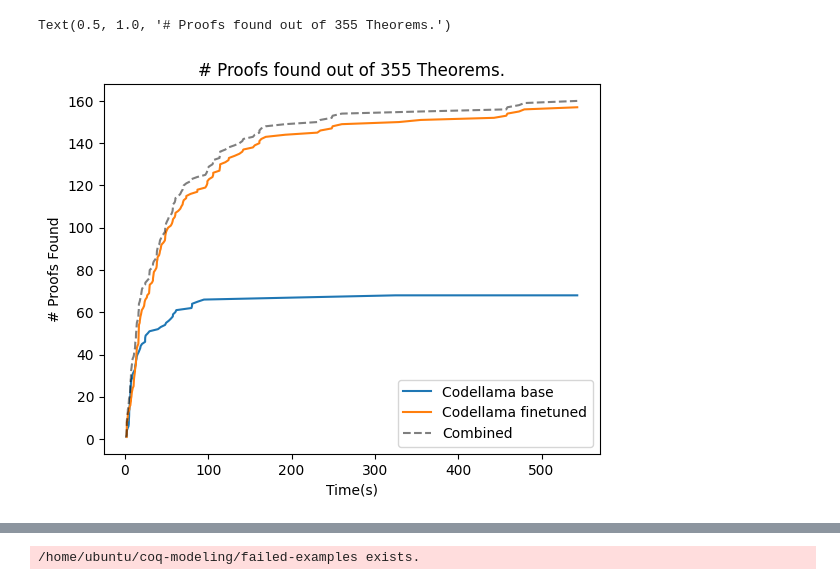
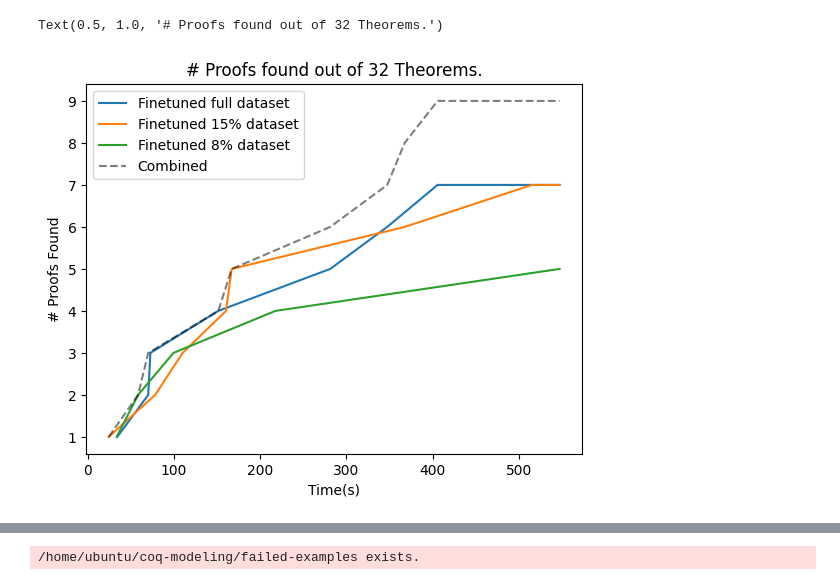
Before and after one commit to rkthomps/coq-modeling, a Jupyter notebook: notebooks/evaluation/plot_eval.ipynb, the cells around one changed output, grey strips where cells are left out. Cells and saved outputs as stored; diff of their text form; code cells hidden in the pictures.

Commit message:
Working on n-tactic evals

```diff
--- a/notebooks/evaluation/plot_eval.ipynb
+++ b/notebooks/evaluation/plot_eval.ipynb
@@ -44,3 +14,9 @@ EVAL_DIRS = [
+# %%
+EVAL_DIRS = [
+    ("Finetuned full dataset", "/home/ubuntu/coq-modeling/evals/codellama-7b-basic-rnd-split"),
+    ("Finetuned 15% dataset", "/home/ubuntu/coq-modeling/evals/codellama-7b-basic-rnd-split-rnd-samp-15-pct"),
+    ("Finetuned 8% dataset", "/home/ubuntu/coq-modeling/evals/codellama-7b-basic-rnd-split-rnd-samp-8-pct"),
+]
 # %%
-eval_dirs = [b for a, b in EVAL_DIRS]
+eval_dirs = [b for _, b in EVAL_DIRS]
 shared_proof_names = find_shared_proofs(eval_dirs)
@@ -84,20 +23,39 @@ def get_matching_x_axes(
+# %%
+eval_dicts = [EvalDict.from_shared_proofs(e, p, shared_proof_names) for e, p in EVAL_DIRS]
+# %%
+
+def get_matching_x_axes(
+    eval_dicts: list[EvalDict], metric: SuccessMetric
+) -> tuple[list[PlotInfo], PlotInfo]:
+    plot_infos = [ed.get_num_proofs_by_metric(metric) for ed in eval_dicts]
+    max_metric = max([p.xs[-1] for p in plot_infos])
+
+    for plot_info in plot_infos:
+        if plot_info.xs[-1] != max_metric:
+            plot_info.xs.append(max_metric)
+            plot_info.ys.append(plot_info.ys[-1])
+
+    combined_plot_info = get_combined_num_proofs_by_metric(eval_dicts, metric)
+    if combined_plot_info.xs[-1] != max_metric:
+        combined_plot_info.xs.append(max_metric)
+        combined_plot_info.ys.append(combined_plot_info.ys[-1])
+
+    return plot_infos, combined_plot_info
 # %%
 fig, ax = plt.subplots()
 assert type(ax) == plt.Axes
 
-plot_infos, combined_plot_info = get_matching_x_axes(
-    EVAL_DIRS, get_times_and_num_proofs, get_combined_times_and_num_proofs
-)
+plot_infos, combined_plot_info = get_matching_x_axes(eval_dicts, time_key)
 
 for plot_info in plot_infos:
     ax.plot(plot_info.xs, plot_info.ys, label=plot_info.name)
 
 ax.plot(combined_plot_info.xs, combined_plot_info.ys, "--", label=combined_plot_info.name, color="black", alpha=0.5,)
 
 ax.legend()
 ax.set_xlabel("Time(s)")
 ax.set_ylabel("# Proofs Found")
 ax.set_title(f"# Proofs found out of {len(shared_proof_names)} Theorems.")
 # %% [output]
-Text(0.5, 1.0, '# Proofs found out of 355 Theorems.')
+Text(0.5, 1.0, '# Proofs found out of 32 Theorems.')
-[figure, old version]
+[figure, new version]
```
Also changed, not shown: parts of 6 cells of this notebook, 13 other files.
